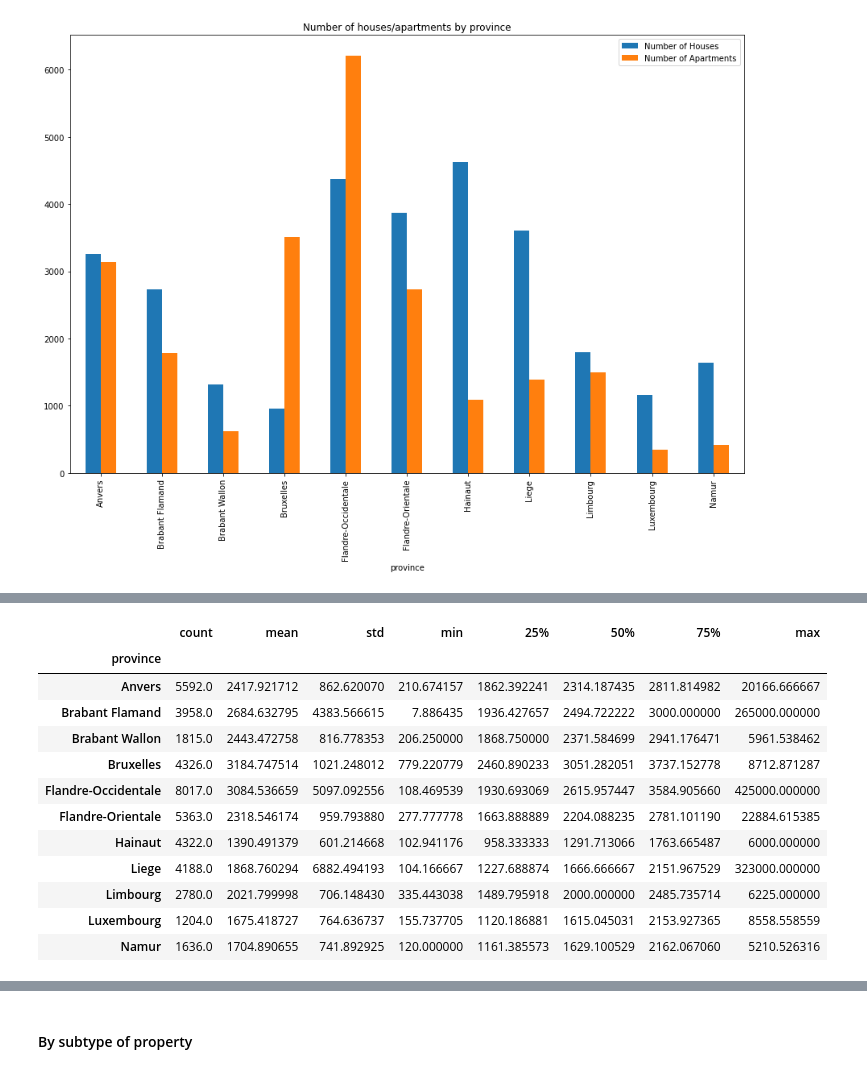
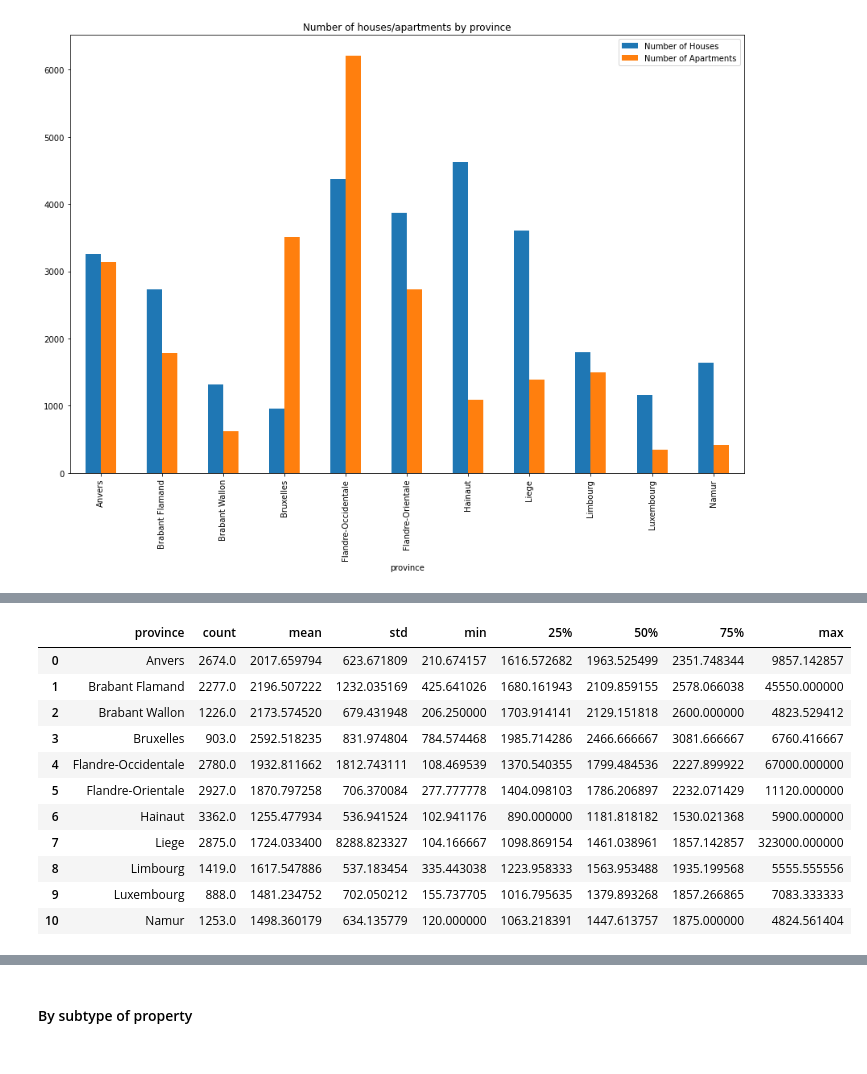
Before and after one commit to Demesmaeker/Immo_data_analysis, a Jupyter notebook: Comparisons between variables (no prices).ipynb, the cells around one changed output, grey strips where cells are left out. Saved outputs shown, nothing was run; the diff lists cells and outputs as text; code cells hidden in the pictures.

```diff
--- a/Comparisons between variables (no prices).ipynb
+++ b/Comparisons between variables (no prices).ipynb
@@ -85,16 +60,0 @@ data = square_meter.groupby("province").price_by_square_meter.describe()
-# %%
-data
-# %% [output]
-|  | count | mean | std | min | 25% | 50% | 75% | max |
-| province |  |  |  |  |  |  |  |  |
-| Anvers | 5592.0 | 2417.921712 | 862.620070 | 210.674157 | 1862.392241 | 2314.187435 | 2811.814982 | 20166.666667 |
-| Brabant Flamand | 3958.0 | 2684.632795 | 4383.566615 | 7.886435 | 1936.427657 | 2494.722222 | 3000.000000 | 265000.000000 |
-| Brabant Wallon | 1815.0 | 2443.472758 | 816.778353 | 206.250000 | 1868.750000 | 2371.584699 | 2941.176471 | 5961.538462 |
-| Bruxelles | 4326.0 | 3184.747514 | 1021.248012 | 779.220779 | 2460.890233 | 3051.282051 | 3737.152778 | 8712.871287 |
-| Flandre-Occidentale | 8017.0 | 3084.536659 | 5097.092556 | 108.469539 | 1930.693069 | 2615.957447 | 3584.905660 | 425000.000000 |
-| Flandre-Orientale | 5363.0 | 2318.546174 | 959.793880 | 277.777778 | 1663.888889 | 2204.088235 | 2781.101190 | 22884.615385 |
-| Hainaut | 4322.0 | 1390.491379 | 601.214668 | 102.941176 | 958.333333 | 1291.713066 | 1763.665487 | 6000.000000 |
-| Liege | 4188.0 | 1868.760294 | 6882.494193 | 104.166667 | 1227.688874 | 1666.666667 | 2151.967529 | 323000.000000 |
-| Limbourg | 2780.0 | 2021.799998 | 706.148430 | 335.443038 | 1489.795918 | 2000.000000 | 2485.735714 | 6225.000000 |
-| Luxembourg | 1204.0 | 1675.418727 | 764.636737 | 155.737705 | 1120.186881 | 1615.045031 | 2153.927365 | 8558.558559 |
-| Namur | 1636.0 | 1704.890655 | 741.892925 | 120.000000 | 1161.385573 | 1629.100529 | 2162.067060 | 5210.526316 |
@@ -103 +61,19 @@ data.reset_index(level=0, inplace=True)
+# %%
+house_p_psm = province_price_sm[province_price_sm['type_of_property'] == 'house']
+house_p_psm = house_p_psm.groupby("province").price_by_square_meter.describe()
+house_p_psm.reset_index(level=0, inplace=True)
+house_p_psm
+# %% [output]
+|  | province | count | mean | std | min | 25% | 50% | 75% | max |
+| 0 | Anvers | 2674.0 | 2017.659794 | 623.671809 | 210.674157 | 1616.572682 | 1963.525499 | 2351.748344 | 9857.142857 |
+| 1 | Brabant Flamand | 2277.0 | 2196.507222 | 1232.035169 | 425.641026 | 1680.161943 | 2109.859155 | 2578.066038 | 45550.000000 |
+| 2 | Brabant Wallon | 1226.0 | 2173.574520 | 679.431948 | 206.250000 | 1703.914141 | 2129.151818 | 2600.000000 | 4823.529412 |
+| 3 | Bruxelles | 903.0 | 2592.518235 | 831.974804 | 784.574468 | 1985.714286 | 2466.666667 | 3081.666667 | 6760.416667 |
+| 4 | Flandre-Occidentale | 2780.0 | 1932.811662 | 1812.743111 | 108.469539 | 1370.540355 | 1799.484536 | 2227.899922 | 67000.000000 |
+| 5 | Flandre-Orientale | 2927.0 | 1870.797258 | 706.370084 | 277.777778 | 1404.098103 | 1786.206897 | 2232.071429 | 11120.000000 |
+| 6 | Hainaut | 3362.0 | 1255.477934 | 536.941524 | 102.941176 | 890.000000 | 1181.818182 | 1530.021368 | 5900.000000 |
+| 7 | Liege | 2875.0 | 1724.033400 | 8288.823327 | 104.166667 | 1098.869154 | 1461.038961 | 1857.142857 | 323000.000000 |
+| 8 | Limbourg | 1419.0 | 1617.547886 | 537.183454 | 335.443038 | 1223.958333 | 1563.953488 | 1935.199568 | 5555.555556 |
+| 9 | Luxembourg | 888.0 | 1481.234752 | 702.050212 | 155.737705 | 1016.795635 | 1379.893268 | 1857.266865 | 7083.333333 |
+| 10 | Namur | 1253.0 | 1498.360179 | 634.135779 | 120.000000 | 1063.218391 | 1447.613757 | 1875.000000 | 4824.561404 |
 # %%
```
Also changed, not shown: parts of 11 cells of this notebook.
